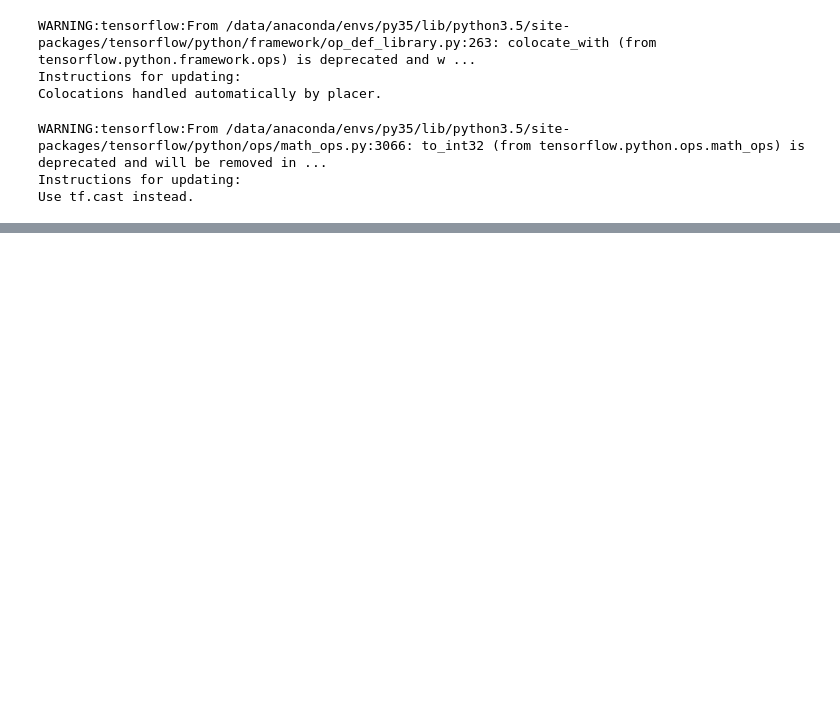
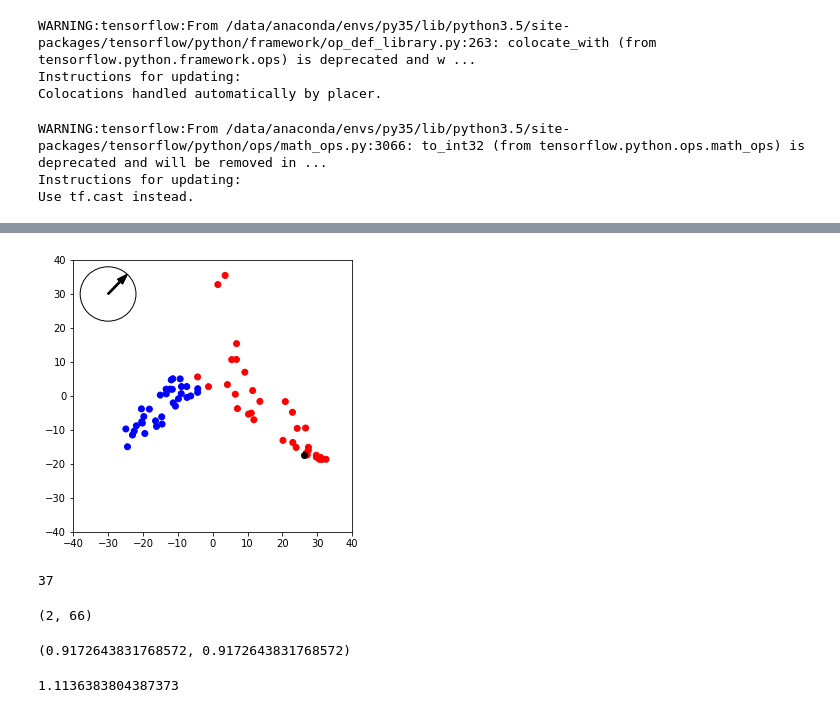
Before and after one commit to tyler-martin-12/tcav_on_azure, a Jupyter notebook: gen_cavs.ipynb, the cells around one changed output, grey strips where cells are left out. Cells and saved outputs as stored; diff of their text form; code cells hidden in the pictures; blank space fills up the shorter version.

```diff
--- a/gen_cavs.ipynb
+++ b/gen_cavs.ipynb
@@ -82,0 +256,52 @@ for bottleneck in  bn_names:
+# %%
+## Plot new
+idx = 1
+this_cav = cavs[idx][1]
+x_train_new = np.delete(x_train, idx, axis=0)
+x_rem = x_train[idx]
+y_train_new = np.delete(y_train, idx, axis=0)
+
+x_train_embed_pca = np.dot(pca_components, x_train_new.T)
+color_train_pca = ['red' if y == 0 else 'blue' for y in y_train_new]
+
+b = np.dot(pca_components, x_rem.T)
+a = np.delete(x_train_embed_pca, idx, axis=1)
+
+fig = plt.figure(figsize=[5,5])
+plt.scatter(x_train_embed_pca[0], x_train_embed_pca[1], color = color_train_pca)
+
+plt.scatter(b[0], b[1], color = 'black')
+
+
+circ = plt.Circle((-30, 30), radius=8, edgecolor='black', facecolor='None')
+ax = plt.gca()
+ax.add_patch(circ)
+
+cav_pca = np.dot(pca_components, this_cav.T)
+cav_norm = vector_norm(cav_pca) * 8
+arrow_start = [-30,30]
+
+my_arrow = plt.arrow(arrow_start[0], arrow_start[1], cav_norm[0], cav_norm[1],width=.4,
+                     length_includes_head=True,head_width=2,fc='k', ec=None)
+ax.add_patch(my_arrow)
+
+xlim = plt.xlim([-40,40])
+ylim = plt.ylim([-40,40])
+# %% [output]
+[figure, added]
+# %%
+cavs[15][0]
+# %% [output]
+37
+# %%
+x_train_embed_pca.shape
+# %% [output]
+(2, 66)
+# %%
+np.min(cavs_sims),np.min(cavs_sims)
+# %% [output]
+(0.9172643831768572, 0.9172643831768572)
+# %%
+cavs_sims[8]
+# %% [output]
+1.1136383804387373
```
Also changed, not shown: parts of 25 cells of this notebook.
